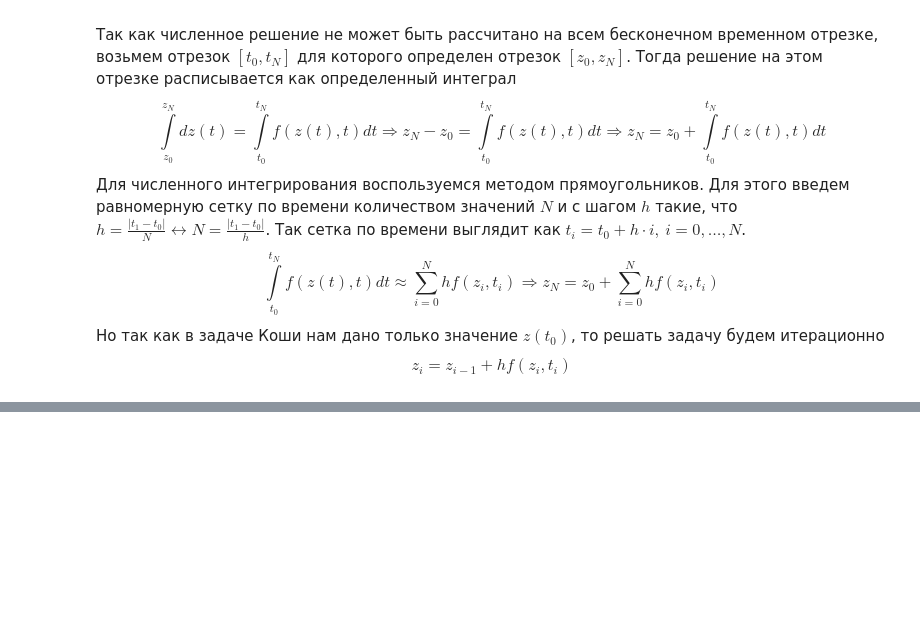
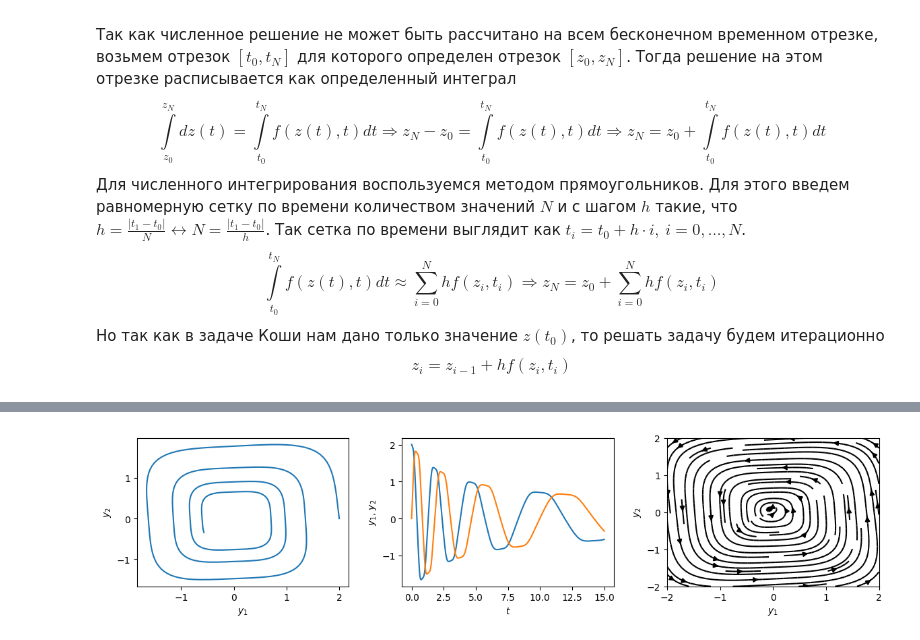
Before and after one commit to sswt/dive2gai, a Jupyter notebook: unit3/ContinuousNormalizingFlows.ipynb, the cells around one changed output, grey strips where cells are left out. Saved outputs shown, nothing was run; the diff lists cells and outputs as text; code cells hidden in the pictures; blank space fills up the shorter version.

```diff
--- a/unit3/ContinuousNormalizingFlows.ipynb
+++ b/unit3/ContinuousNormalizingFlows.ipynb
@@ -190,0 +262,49 @@ import torch.nn.functional as F
+# %%
+epoches = 250
+func = ODEF().to(device)
+optimizer = torch.optim.Adam(func.parameters(), lr=1e-3)
+
+pbar = tqdm(total=epoches)
+
+with pbar:
+    for i in range(epoches):
+        optimizer.zero_grad()
+        y0, ts, ys = get_batch(y, t)
+        y_pred = odeint(func, y0, ts).to(device)
+        loss = torch.mean(torch.abs(y_pred - ys))
+        loss.backward()
+        optimizer.step()
+
+        pbar.update(1)
+        pbar.set_description("Epoch: %i, Loss: %.3f" % (i, loss.item()))
+# %%
+y_pred = odeint(func, torch.tensor([[2., 0.]]).to(device), t)[:, 0]
+
+plt.figure(figsize=(12, 3))
+
+ax = plt.subplot(1, 3, 1)
+ax.plot(y_pred.detach()[:, 0].cpu(), y_pred.detach()[:, 1].cpu())
+ax.set_xlabel('$y_1$')
+ax.set_ylabel('$y_2$')
+
+ax = plt.subplot(1, 3, 2)
+ax.plot(t.cpu(), y_pred.detach()[:, 0].cpu())
+ax.plot(t.cpu(), y_pred.detach()[:, 1].cpu())
+ax.set_xlabel('$t$')
+ax.set_ylabel('$y_1$, $y_2$')
+
+ax = plt.subplot(1, 3, 3)
+y, x = np.mgrid[-2:2:21j, -2:2:21j]
+dydt = func(0, torch.Tensor(np.stack([x, y], -1).reshape(21 * 21, 2)).to(device)).cpu().detach().numpy()
+mag = np.sqrt(dydt[:, 0]**2 + dydt[:, 1]**2).reshape(-1, 1)
+dydt = (dydt / mag)
+dydt = dydt.reshape(21, 21, 2)
+
+ax.streamplot(x, y, dydt[:, :, 0], dydt[:, :, 1], color="black")
+ax.set_xlabel('$y_1$')
+ax.set_ylabel('$y_2$')
+
+plt.tight_layout()
+plt.show()
+# %% [output]
+[figure, added]
```
Also changed, not shown: parts of 13 cells of this notebook.
